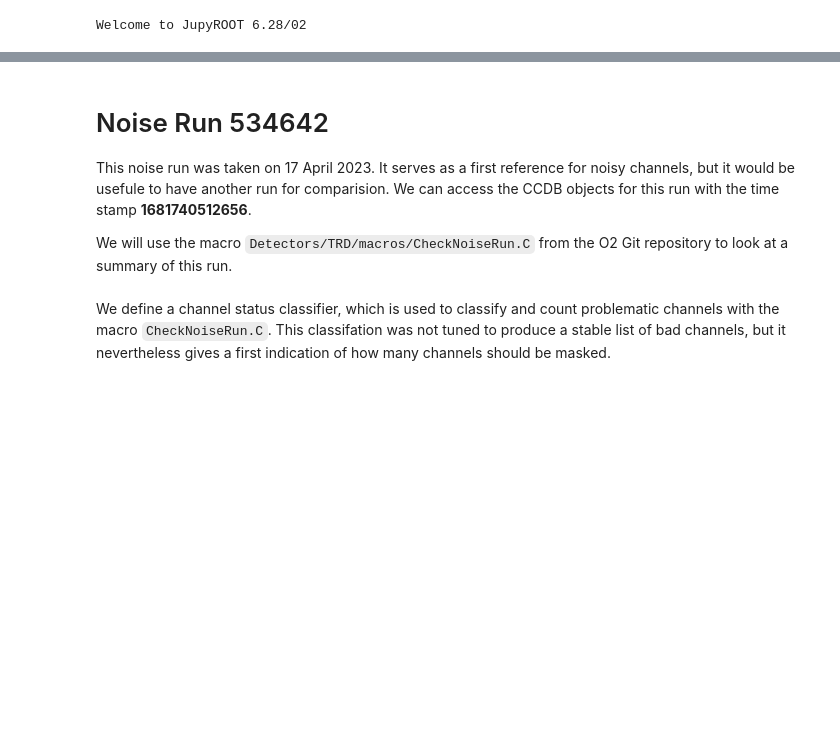
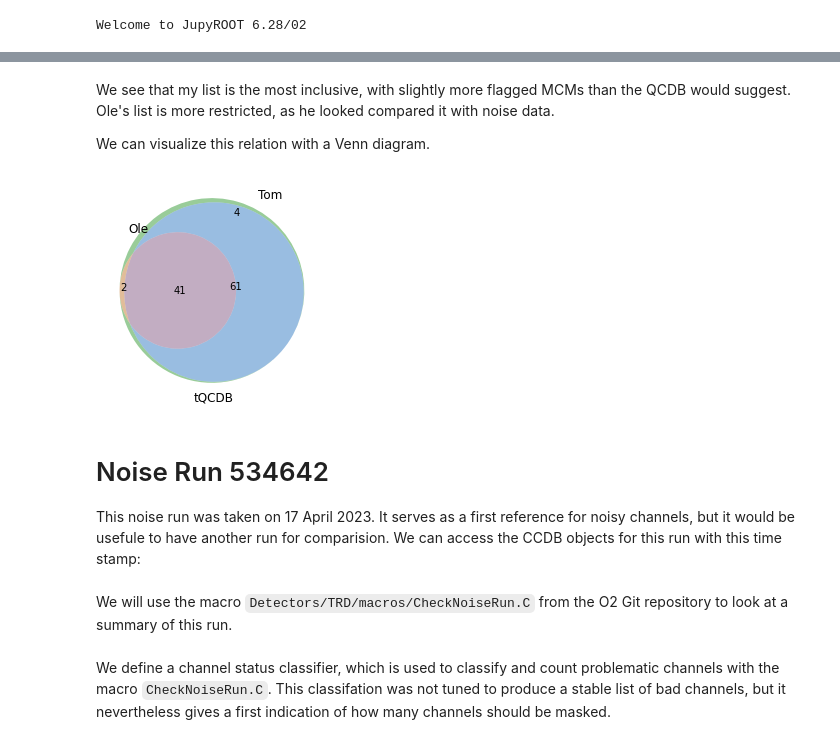
Before and after one commit to tdietel/swan-o2-playground, a Jupyter notebook: Noise/BadChannelLists.ipynb, the cells around one changed output, grey strips where cells are left out. Drawn from its saved outputs; the diff is of its cells as text; code cells hidden in the pictures; blank space fills up the shorter version.

```diff
--- a/Noise/BadChannelLists.ipynb
+++ b/Noise/BadChannelLists.ipynb
@@ -159,0 +107,14 @@ venn3([set_ole, set_tqcdb, set_tom], ("Ole", "tQCDB", "Tom"))
+# %%
+# Read Ole's list of bad channels into a pandas dataframe
+
+def get_channel_index(x):
+    det,rob,mcm,channel = x
+    return ROOT.o2.trd.HelperMethods.getGlobalChannelIndex(det, rob, mcm, channel)
+
+ole_channels = pd.read_csv('listChannelsToBeMasked-Ole-20230516.csv').rename(columns=lambda x: re.sub("/[FI]$","", x))
+ole_channels["detector"] = ole_channels['sector']*30 + ole_channels['stack']*6 + ole_channels['layer']
+ole_channels["chidx"] = ole_channels[["detector","rob","mcm","channel"]].apply(get_channel_index, axis=1)
+ole_channels["mcmidx"] = ole_channels["chidx"] // 21
+ole_channels.set_index("chidx", inplace=True)
+display(ole_channels.head(10))
+print(f"Ole marked {len(ole_channels)} channels as bad")
@@ -159,0 +138,4 @@ venn3([set_ole, set_tqcdb, set_tom], ("Ole", "tQCDB", "Tom"))
+# %%
+ole_data = ole_channels.groupby("mcmidx")["channel"]
+ole_mcms = pd.DataFrame(ole_data.agg(lambda x: sum(1<<i for i in x)).rename("ole_mask"))
+ole_mcms.head(10)
@@ -159,0 +187,5 @@ venn3([set_ole, set_tqcdb, set_tom], ("Ole", "tQCDB", "Tom"))
+# %%
+tom_mcms = pd.read_csv('tom_noisy_mcms.csv').rename(columns=lambda x: re.sub("/[FI]$","", x))
+tom_mcms = tom_mcms.set_index("mcmidx").rename(columns={"ntracklets": "tom_ntracklets"})
+display(tom_mcms.head(10))
+print(f"Tom found {len(tom_mcms)} noisy MCMs")
@@ -159,0 +208,9 @@ venn3([set_ole, set_tqcdb, set_tom], ("Ole", "tQCDB", "Tom"))
+# %%
+all_mcms_index = ole_mcms.index.union(qcdb_noisy_mcms.index).union(tom_mcms.index)
+
+alldata = qcdb_noisy_mcms.reindex(all_mcms_index, fill_value=-1)
+alldata = alldata.merge(ole_mcms.reindex(all_mcms_index, fill_value=0x0), on="mcmidx", how="outer")
+alldata = alldata.merge(tom_mcms.reindex(all_mcms_index, fill_value=-1), on="mcmidx", how="outer")
+
+display(alldata)
+print(f"Found {len(alldata)} MCMs for further investigation")
@@ -160,11 +233,28 @@ venn3([set_ole, set_tqcdb, set_tom], ("Ole", "tQCDB", "Tom"))
+# %% [markdown]
+We see that my list is the most inclusive, with slightly more flagged MCMs than the QCDB would suggest. Ole's list is more restricted, as he looked compared it with noise data.
+
+We can visualize this relation with a Venn diagram.
+# %%
+subset = {
+    "Ole": set(alldata[alldata['ole_mask']>0].index),
+    "Tom": set(alldata[alldata['tom_ntracklets']>0].index),
+    "tQCDB": set(alldata[alldata['qcdb']>0].index)
+}
+
+if(len(subset)==2):
+    venn2(subset.values(), subset.keys())
+elif(len(subset)==3):
+    venn3(subset.values(), subset.keys())
+# %% [output]
+[figure, added]
 # %% [markdown]
 # Noise Run 534642
 
-This noise run was taken on 17 April 2023. It serves as a first reference for noisy channels, but it would be usefule to have another run for comparision. We can access the CCDB objects for this run with the time stamp **1681740512656**.
-
-We will use the macro `Detectors/TRD/macros/CheckNoiseRun.C` from the O2 Git repository to look at a summary of this run.
+This noise run was taken on 17 April 2023. It serves as a first reference for noisy channels, but it would be usefule to have another run for comparision. We can access the CCDB objects for this run with this time stamp:
 # %%
 timestamp = 1681740512656 # for run 534642, taken on Mon Apr 17 16:08:32
+# %% [markdown]
+We will use the macro `Detectors/TRD/macros/CheckNoiseRun.C` from the O2 Git repository to look at a summary of this run.
 # %%
 ROOT.gROOT.LoadMacro("CheckNoiseRun.C");
 # %% [markdown]
```
Also changed, not shown: parts of 47 cells of this notebook, 2 other files.
